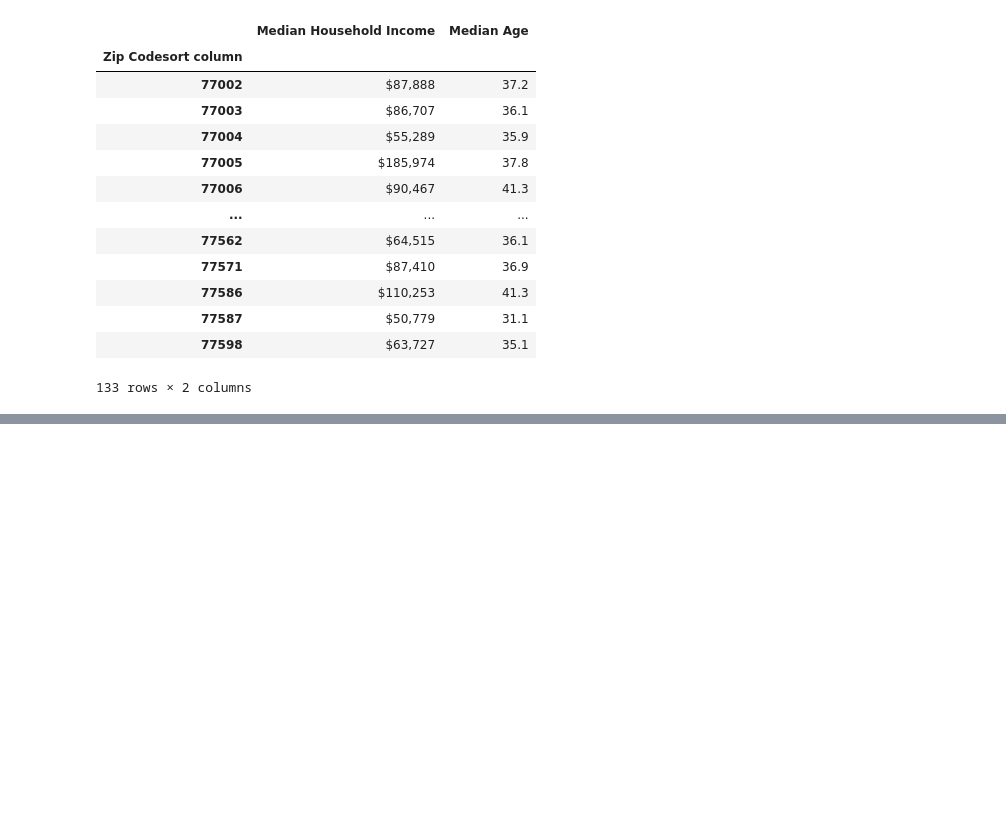
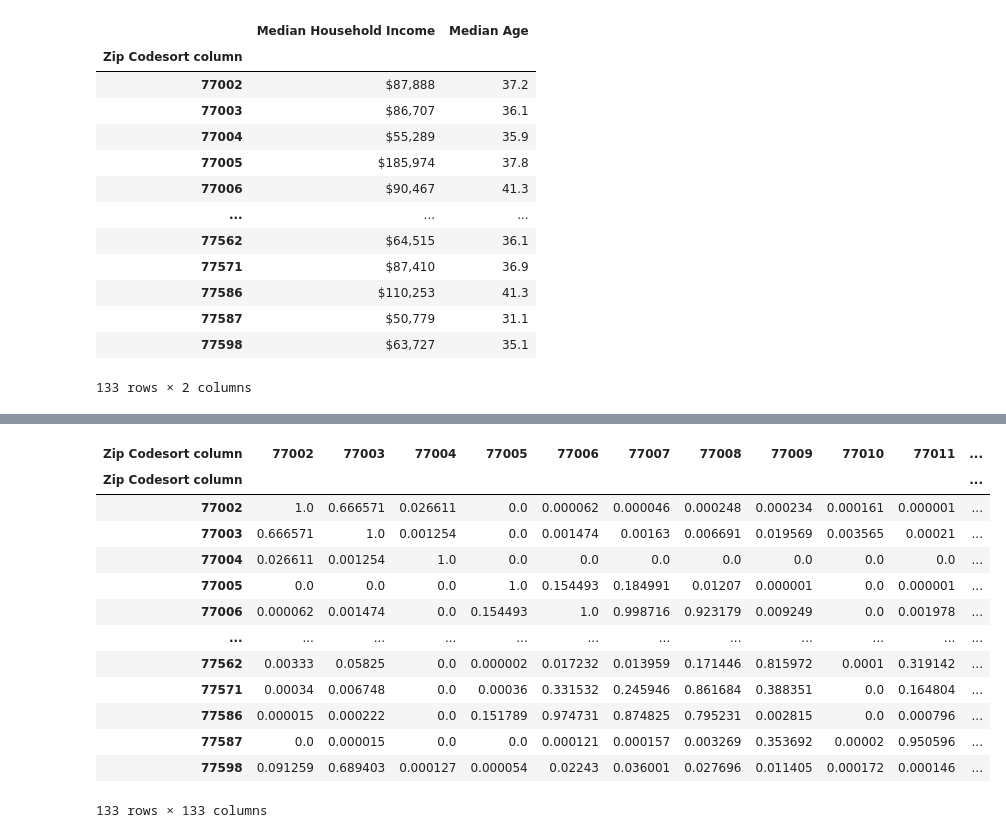
Before and after one commit to ywiamnog/Datathon-2023, a Jupyter notebook: comparing_precincts_by_income_age_race.ipynb, the cells around one changed output, grey strips where cells are left out. Cells and saved outputs as stored; diff of their text form; code cells hidden in the pictures; blank space fills up the shorter version.

Commit message:
computed p-values of racial distributions between zipcodes

```diff
--- a/comparing_precincts_by_income_age_race.ipynb
+++ b/comparing_precincts_by_income_age_race.ipynb
@@ -89,0 +134,20 @@ axes[1].set_title("Difference in Median Age")
+# %%
+# Analyzing race percentages in zipcodes
+race_data = precinct_data[['Zip Codesort column','White Percentage', 'Black/AfricanAmerican Percentage',
+       'Pacific Islander Percentage', 'Asian Percentage',
+       'Other Race Population', '2+ Races Percentage', 'Population']]
+race_data = race_data.set_index('Zip Codesort column')
+
+# clean data to change percentages to decimals
+for column in race_data.columns:
+    for zipcode in race_data.index:
+        race_data.loc[zipcode, column] = re.sub('[^0-9|.]','', race_data.loc[zipcode, column])
+    race_data[column] = pd.to_numeric(race_data.loc[:, column])
+
+# if entry == 0, change it to be 0.001
+for column in race_data.columns:
+    for zipcode in race_data.index:
+        if race_data.loc[zipcode, column] == 0:
+            race_data.loc[zipcode, column] = 0.00001
+
+race_data
@@ -89,0 +215,40 @@ axes[1].set_title("Difference in Median Age")
+# %%
+# create matrix of zipcodes vs zipcodes to determine p-value of how different two zipcodes are in terms of racial distribution
+races = pd.DataFrame(columns=race_data.index, index=race_data.index)
+
+for zipcode1 in race_data.index:
+    for zipcode2 in race_data.index:
+        # make a df for fisher exact test:
+        #       zipcode1    zipcode2
+        # races     %           %
+        compare_two_zipcodes = [[race_data.loc[zipcode1, "White Percentage"],
+                                 race_data.loc[zipcode1, "Black/AfricanAmerican Percentage"],
+                                 race_data.loc[zipcode1, "Pacific Islander Percentage"],
+                                 race_data.loc[zipcode1, "Asian Percentage"],
+                                 race_data.loc[zipcode1, "Other Race Population"],
+                                 race_data.loc[zipcode1, "2+ Races Percentage"]],
+                                [race_data.loc[zipcode2, "White Percentage"],
+                                 race_data.loc[zipcode2, "Black/AfricanAmerican Percentage"],
+                                 race_data.loc[zipcode2, "Pacific Islander Percentage"],
+                                 race_data.loc[zipcode2, "Asian Percentage"],
+                                 race_data.loc[zipcode2, "Other Race Population"],
+                                 race_data.loc[zipcode2, "2+ Races Percentage"]]]
+        result = chi2_contingency(compare_two_zipcodes)
+        races.loc[zipcode1, zipcode2] = result[1]
+# print(compare_two_zipcodes)
+races
+# %% [output]
+| Zip Codesort column | 77002 | 77003 | 77004 | 77005 | 77006 | 77007 | 77008 | 77009 | 77010 | 77011 | ... |
+| Zip Codesort column |  |  |  |  |  |  |  |  |  |  | ... |
+| 77002 | 1.0 | 0.666571 | 0.026611 | 0.0 | 0.000062 | 0.000046 | 0.000248 | 0.000234 | 0.000161 | 0.000001 | ... |
+| 77003 | 0.666571 | 1.0 | 0.001254 | 0.0 | 0.001474 | 0.00163 | 0.006691 | 0.019569 | 0.003565 | 0.00021 | ... |
+| 77004 | 0.026611 | 0.001254 | 1.0 | 0.0 | 0.0 | 0.0 | 0.0 | 0.0 | 0.0 | 0.0 | ... |
+| 77005 | 0.0 | 0.0 | 0.0 | 1.0 | 0.154493 | 0.184991 | 0.01207 | 0.000001 | 0.0 | 0.000001 | ... |
+| 77006 | 0.000062 | 0.001474 | 0.0 | 0.154493 | 1.0 | 0.998716 | 0.923179 | 0.009249 | 0.0 | 0.001978 | ... |
+| ... | ... | ... | ... | ... | ... | ... | ... | ... | ... | ... | ... |
+| 77562 | 0.00333 | 0.05825 | 0.0 | 0.000002 | 0.017232 | 0.013959 | 0.171446 | 0.815972 | 0.0001 | 0.319142 | ... |
+| 77571 | 0.00034 | 0.006748 | 0.0 | 0.00036 | 0.331532 | 0.245946 | 0.861684 | 0.388351 | 0.0 | 0.164804 | ... |
+| 77586 | 0.000015 | 0.000222 | 0.0 | 0.151789 | 0.974731 | 0.874825 | 0.795231 | 0.002815 | 0.0 | 0.000796 | ... |
+| 77587 | 0.0 | 0.000015 | 0.0 | 0.0 | 0.000121 | 0.000157 | 0.003269 | 0.353692 | 0.00002 | 0.950596 | ... |
+| 77598 | 0.091259 | 0.689403 | 0.000127 | 0.000054 | 0.02243 | 0.036001 | 0.027696 | 0.011405 | 0.000172 | 0.000146 | ... |
+133 rows × 133 columns
```
Also changed, not shown: parts of 9 cells of this notebook.
